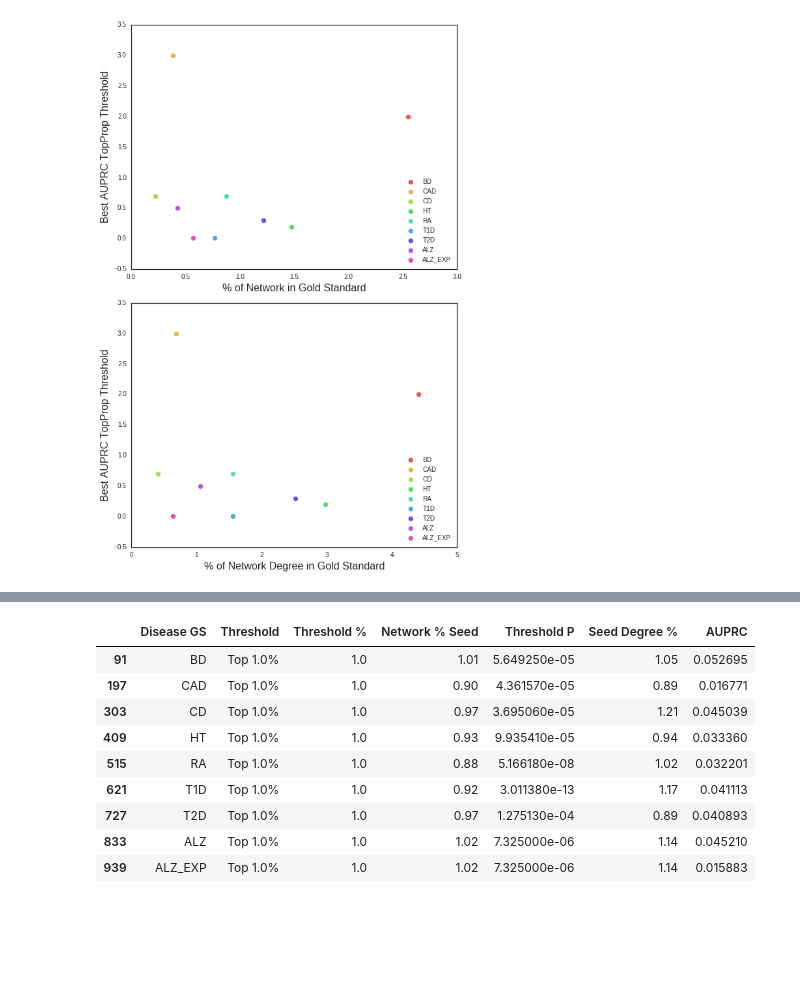
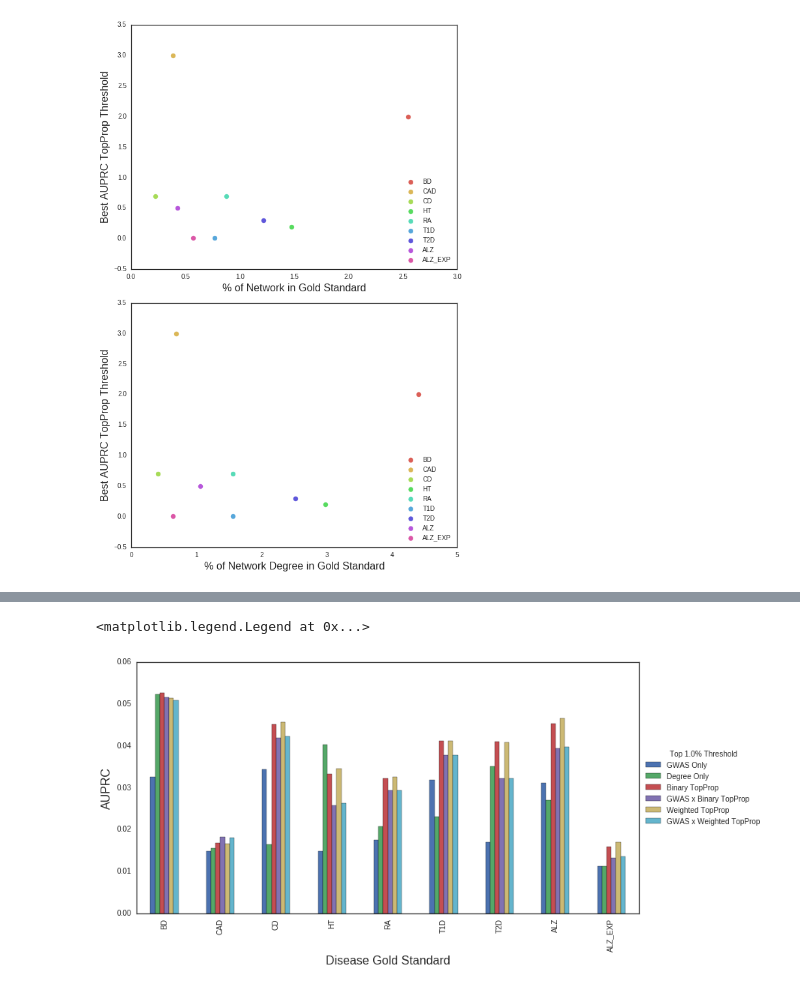
Before and after one commit to decarlin/Network_Boosted_GWAS, a Jupyter notebook: Notebooks/*Evaluation of Propagation Results.ipynb, the cells around one changed output, grey strips where cells are left out. Saved outputs shown, nothing was run; the diff lists cells and outputs as text; code cells hidden in the pictures; blank space fills up the shorter version.

```diff
--- a/Notebooks/*Evaluation of Propagation Results.ipynb
+++ b/Notebooks/*Evaluation of Propagation Results.ipynb
@@ -652,13 +618,67 @@ plt.ylabel('AUPRC', fontsize=16)
-# %%
-prop_result_AUPRCs_table[prop_result_AUPRCs_table['Threshold']=='Top 1.0%']
-# %% [output]
-|  | Disease GS | Threshold | Threshold % | Network % Seed | Threshold P | Seed Degree % | AUPRC |
-| 91 | BD | Top 1.0% | 1.0 | 1.01 | 5.649250e-05 | 1.05 | 0.052695 |
-| 197 | CAD | Top 1.0% | 1.0 | 0.90 | 4.361570e-05 | 0.89 | 0.016771 |
-| 303 | CD | Top 1.0% | 1.0 | 0.97 | 3.695060e-05 | 1.21 | 0.045039 |
-| 409 | HT | Top 1.0% | 1.0 | 0.93 | 9.935410e-05 | 0.94 | 0.033360 |
-| 515 | RA | Top 1.0% | 1.0 | 0.88 | 5.166180e-08 | 1.02 | 0.032201 |
-| 621 | T1D | Top 1.0% | 1.0 | 0.92 | 3.011380e-13 | 1.17 | 0.041113 |
-| 727 | T2D | Top 1.0% | 1.0 | 0.97 | 1.275130e-04 | 0.89 | 0.040893 |
-| 833 | ALZ | Top 1.0% | 1.0 | 1.02 | 7.325000e-06 | 1.14 | 0.045210 |
-| 939 | ALZ_EXP | Top 1.0% | 1.0 | 1.02 | 7.325000e-06 | 1.14 | 0.015883 |
+# %%
+# Now with top 1% propagation
+prop_method_labels = ['GWAS Only', 'Degree Only', 'Binary TopProp', 'GWAS x Binary TopProp', 'Weighted TopProp', 'GWAS x Weighted TopProp']
+n_gold_standard_genes = []
+disease_AUPRCs = []
+for disease in diseases:
+    if disease.startswith('ALZ'):
+        fn_disease = 'ALZ'
+        consort = 'IGAP'
+    else:
+        fn_disease = disease
+        consort = 'WTCCC'
+    # Get gold standard AUPRCs
+    gold_standard_genes = all_gold_standards[disease]
+
+    # Get recovery of gold standard genes from GWAS alone
+    SNP2gene_dir = '/cellar/users/jkhuang/Data/nosnap/Projects/NBGWAS/snp2gene/'
+    SNP2gene_results = pd.read_csv(SNP2gene_dir+'_'.join([fn_disease, consort, 'min_p', window+'.csv']), sep='\t', index_col=0)
+    gwas_gs_genes = set(gold_standard_genes).intersection(set(SNP2gene_results.index))
+    # Sort p-value results by GWAS P-Value, and tiebreaker is gene distance to SNP (regardless of SNP)
+    SNP2gene_results['SNP Distance'] = abs(SNP2gene_results['TopSNP Pos']-SNP2gene_results['Gene Start'])
+    GWAS_only = SNP2gene_results.sort_values(by=['TopSNP P-Value', 'SNP Distance'])['TopSNP P-Value'].sort_values()
+    precision, recall, AUPRC = PRC(GWAS_only, gwas_gs_genes)
+    AUPRCs = [AUPRC]
+
+    # Load/Get network propagated results
+    fn = fn_disease+' Top 1.0%_prop_results.csv'
+    TopProp_results = pd.read_csv(wd+fn, sep='\t', index_col=0)
+    gold_standard_genes = all_gold_standards[disease]
+    network_gs_genes = set(gold_standard_genes).intersection(set(TopProp_results.index))
+    n_gold_standard_genes.append([len(gwas_gs_genes), len(network_gs_genes)])
+
+    # Get recovery of gold standard genes sorting by network degree first
+    TopProp_degree = pd.concat([TopProp_results, network_degree], axis=1)
+    TopProp_degree_sorted = TopProp_degree[~TopProp_degree['Degree'].isnull()].sort_values(by=['Degree', 'GWAS P-Value'], ascending=[False, True])['Degree']
+    precision, recall, AUPRC = PRC(TopProp_degree_sorted, network_gs_genes)
+    AUPRCs.append(AUPRC)
+
+    # Get recovery of gold standard genes from binary propagation network GWAS methods
+    TopProp_only = TopProp_results.sort_values(by=['Prop Rank', 'GWAS P-Value'])['Prop Rank']
+    precision, recall, AUPRC = PRC(TopProp_only, network_gs_genes)
+    AUPRCs.append(AUPRC)
+    TopProp_x_GWAS = TopProp_results.sort_values(by=['Adjusted Rank', 'GWAS P-Value'])['Adjusted Rank']
+    precision, recall, AUPRC = PRC(TopProp_x_GWAS, network_gs_genes)
+    AUPRCs.append(AUPRC)
+
+    # Get recovery of gold standard genes from weighted propagation network GWAS methods
+    fn2 = fn_disease+' Weighted Top 1.0% Prop, Max Weight = 15_prop_results.csv'
+    wTopProp_results = pd.read_csv(wd+fn2, sep='\t', index_col=0)
+    wTopProp_only = wTopProp_results.sort_values(by=['Prop Rank', 'GWAS P-Value'])['Prop Rank']
+    precision, recall, AUPRC = PRC(wTopProp_only, network_gs_genes)
+    AUPRCs.append(AUPRC)
+    wTopProp_x_GWAS = wTopProp_results.sort_values(by=['Adjusted Rank', 'GWAS P-Value'])['Adjusted Rank']
+    precision, recall, AUPRC = PRC(wTopProp_x_GWAS, network_gs_genes)
+    AUPRCs.append(AUPRC)
+
+    disease_AUPRCs.append(AUPRCs)
+
+n_gold_standard_genes_table = pd.DataFrame(n_gold_standard_genes, index=diseases, columns=['GWAS GS Genes', 'Network GS Genes'])
+disease_AUPRC_table = pd.DataFrame(disease_AUPRCs, index=diseases, columns=prop_method_labels)
+disease_AUPRC_table.plot.bar(**{'figsize':(12,6)})
+plt.xlabel('Disease Gold Standard', fontsize=16)
+plt.ylabel('AUPRC', fontsize=16)
+plt.legend(loc='center left', bbox_to_anchor=(1,0.5), title="Top 1.0% Threshold")
+# %% [output]
+<matplotlib.legend.Legend at 0x...>
+[figure, added]
```
Also changed, not shown: parts of 23 cells of this notebook, 7 other files.
